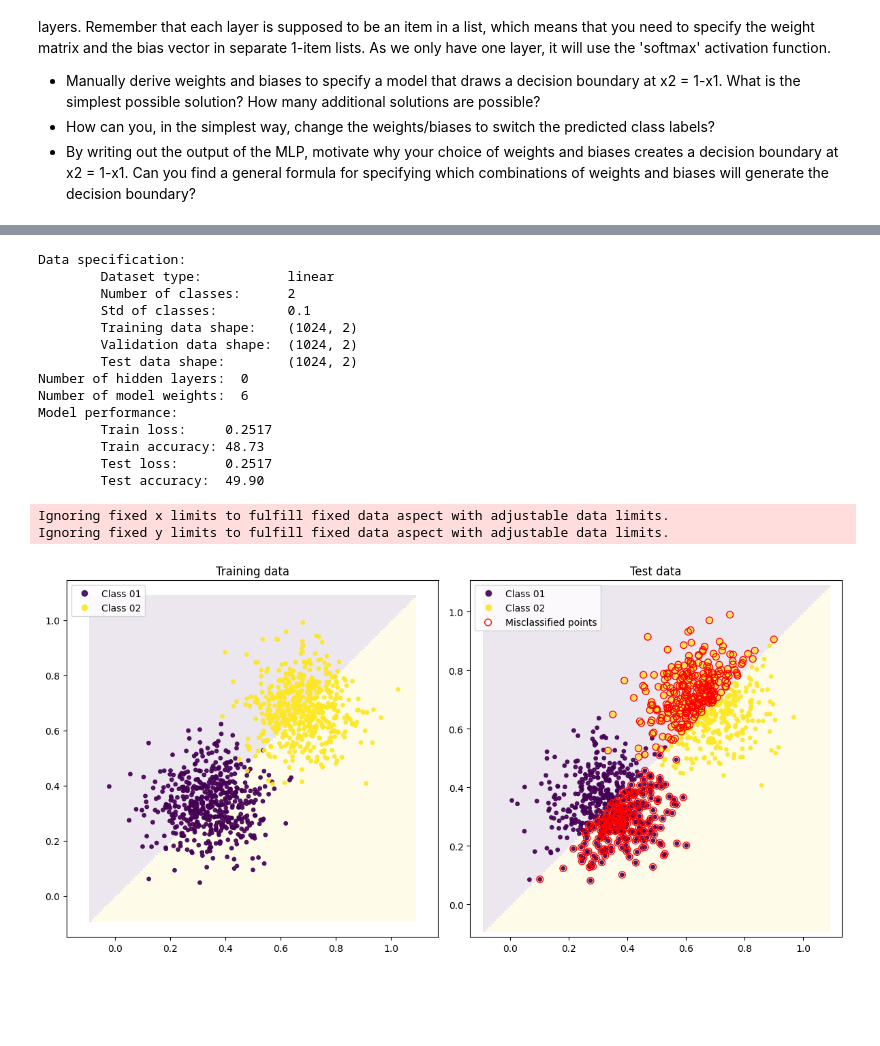
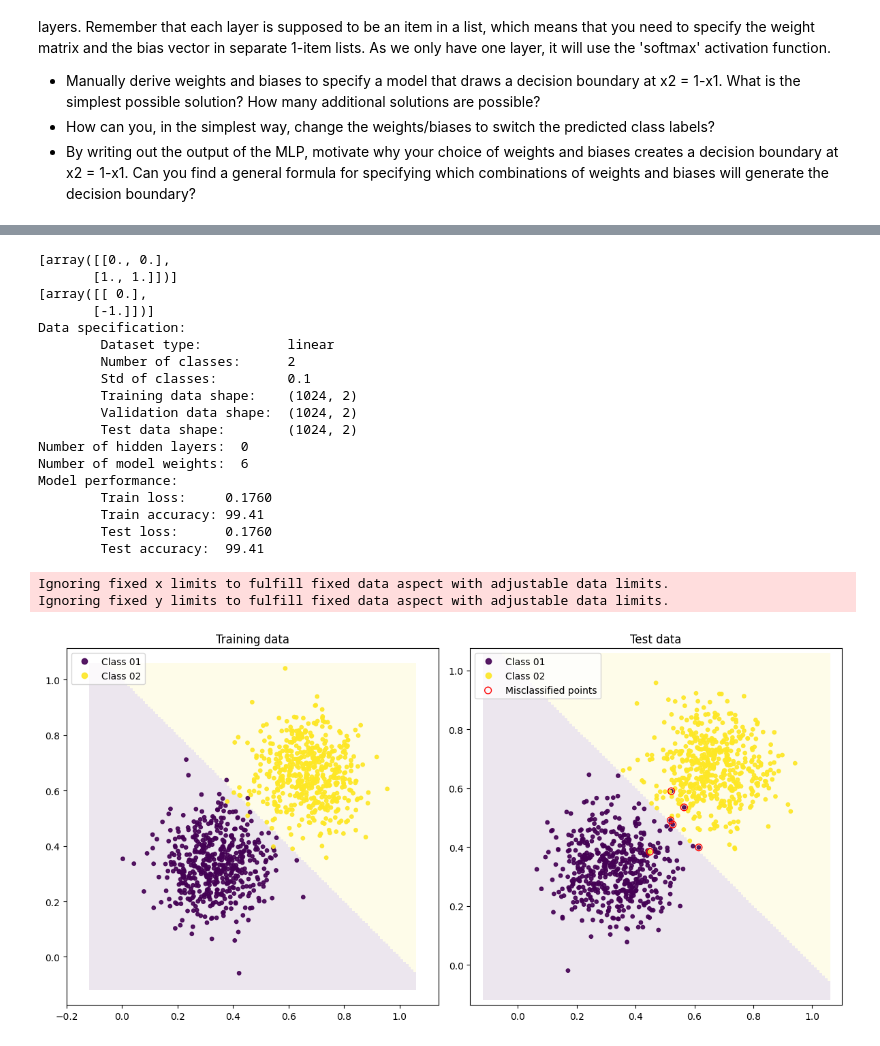
Before and after one commit to caitywu/TNM112-Labs, a Jupyter notebook: Lab 1/lab01.ipynb, the cells around one changed output, grey strips where cells are left out. Drawn from its saved outputs; the diff is of its cells as text; code cells hidden in the pictures; blank space fills up the shorter version.

```diff
--- a/Lab 1/lab01.ipynb
+++ b/Lab 1/lab01.ipynb
@@ -267,38 +268,49 @@ importlib.reload(mlp)
 #W, b = model_k.get_weights()
 
 # Task 3: specify a weight matrix and a bias vector
-W = [np.array([[0,1],[1,0]])] # NEED TO ADD RIGHT EQUATION FOR THE DECISION BOUNDARY
-b = [np.array([[2],[2]])]
+W = [np.array([[0.0,0.0],
+               [1.0,1.0]])]
+b = [np.array([[0.0],[-1.0]])]
 
+# W = [np.array([[1.0,1.0],
+#                 [0.0,0.0]])]
+# b = [np.array([[-1.0],[0.0]])]
+
+print(W)
+print(b)
 
 # This is our implementation of an MLP, which we set to use the dataset we generated
 data.generate(dataset='linear', N_train=512, N_test=512, K=2, sigma=0.1)
 
 model = mlp.MLP(data)
 
 # Assign the weights and biases to the MLP and specify the activation function
 model.setup_model(W, b, activation=activation)
 
 # Evaluate the model (accuracy on the training and test data)
 model.evaluate()
 
 # Plot the dataset with decision boundaries generated by our MLP
 data.plot_classifier(model)
 # %% [output]
+[array([[0., 0.],
+       [1., 1.]])]
+[array([[ 0.],
+       [-1.]])]
 Data specification:
         Dataset type:           linear
         Number of classes:      2
         Std of classes:         0.1
         Training data shape:    (1024, 2)
         Validation data shape:  (1024, 2)
         Test data shape:        (1024, 2)
 Number of hidden layers:  0
 Number of model weights:  6
 Model performance:
-        Train loss:     0.2517
-        Train accuracy: 48.73
-        Test loss:      0.2517
-        Test accuracy:  49.90
+        Train loss:     0.1760
+        Train accuracy: 99.41
+        Test loss:      0.1760
+        Test accuracy:  99.41
 Ignoring fixed x limits to fulfill fixed data aspect with adjustable data limits.
 Ignoring fixed y limits to fulfill fixed data aspect with adjustable data limits.
-[figure, old version]
+[figure, new version]
```
Also changed, not shown: parts of 3 cells of this notebook, 1 other file.
